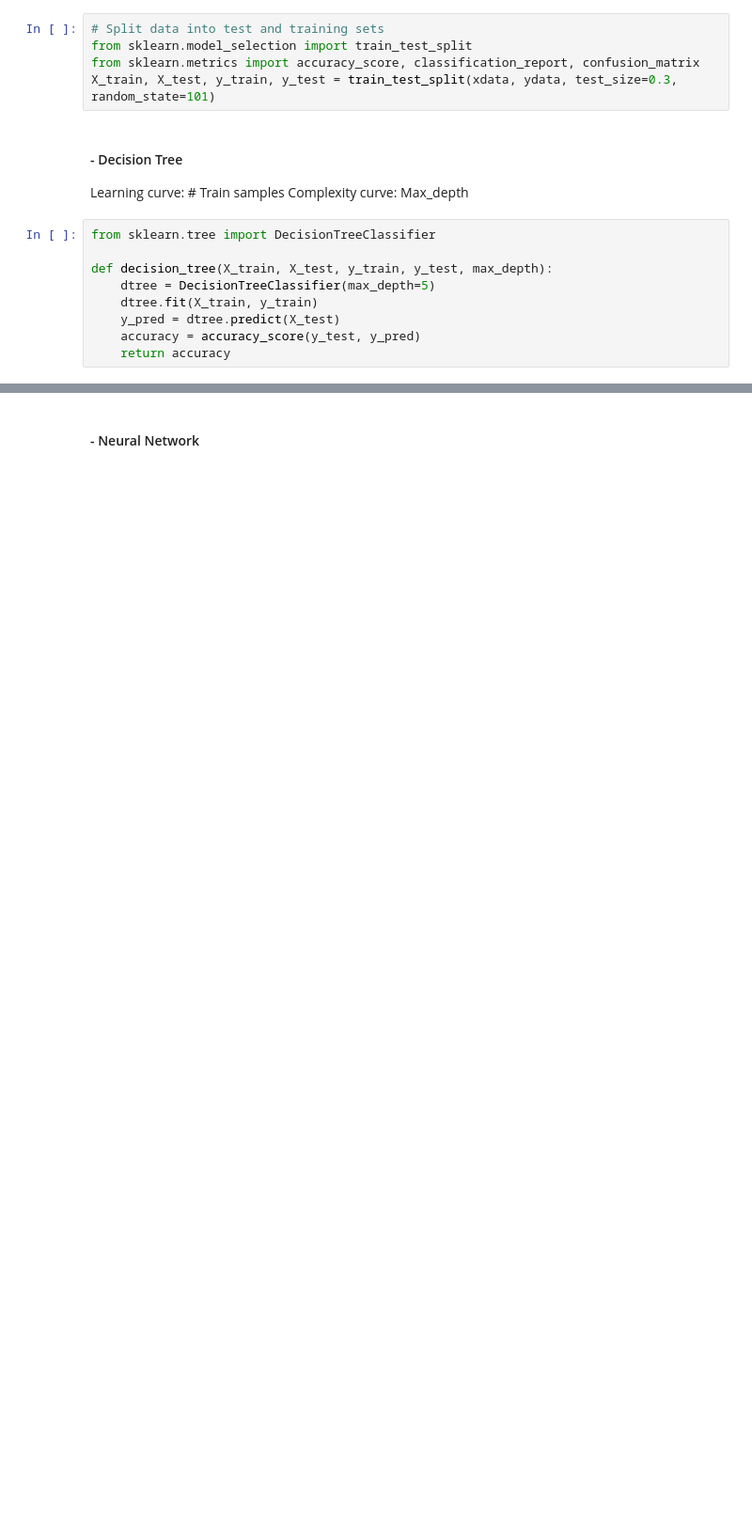
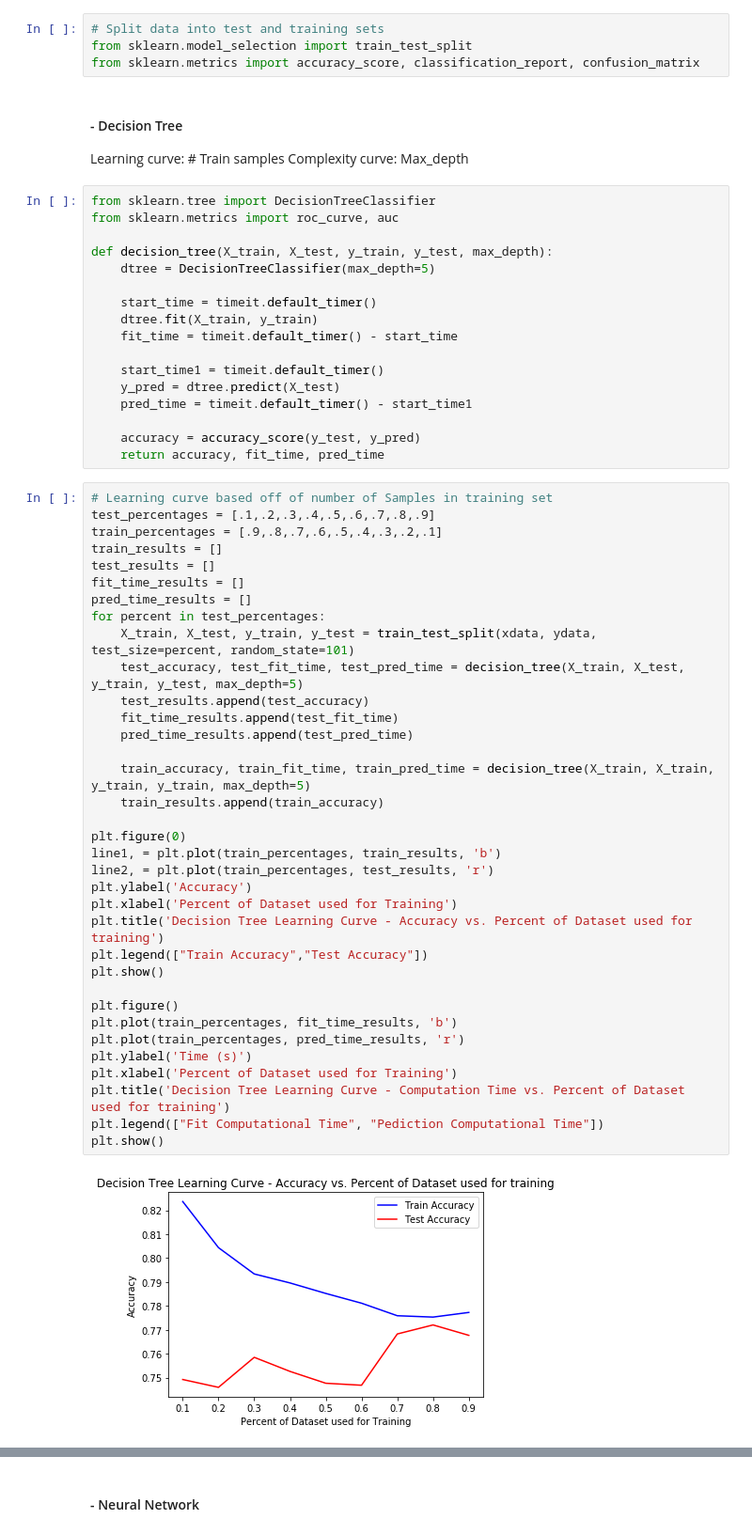
Before and after one commit to Shawnzy/machine_learning, a Jupyter notebook: assignment1/decision_temp.ipynb, the cells around one changed output, grey strips where cells are left out. Shown at 94% size. Drawn from its saved outputs; the diff is of its cells as text; blank space fills up the shorter version.

```diff
--- a/assignment1/decision_temp.ipynb
+++ b/assignment1/decision_temp.ipynb
@@ -156,17 +141,61 @@ xdata.head()
 # Split data into test and training sets
 from sklearn.model_selection import train_test_split
 from sklearn.metrics import accuracy_score, classification_report, confusion_matrix
-X_train, X_test, y_train, y_test = train_test_split(xdata, ydata, test_size=0.3, random_state=101)
 # %% [markdown]
 #### - Decision Tree
 Learning curve: # Train samples
 Complexity curve: Max_depth
 # %%
 from sklearn.tree import DecisionTreeClassifier
+from sklearn.metrics import roc_curve, auc
 
 def decision_tree(X_train, X_test, y_train, y_test, max_depth):
     dtree = DecisionTreeClassifier(max_depth=5)
+
+    start_time = timeit.default_timer()
     dtree.fit(X_train, y_train)
+    fit_time = timeit.default_timer() - start_time
+
+    start_time1 = timeit.default_timer()
     y_pred = dtree.predict(X_test)
+    pred_time = timeit.default_timer() - start_time1
+
     accuracy = accuracy_score(y_test, y_pred)
-    return accuracy
+    return accuracy, fit_time, pred_time
+# %%
+# Learning curve based off of number of Samples in training set
+test_percentages = [.1,.2,.3,.4,.5,.6,.7,.8,.9]
+train_percentages = [.9,.8,.7,.6,.5,.4,.3,.2,.1]
+train_results = []
+test_results = []
+fit_time_results = []
+pred_time_results = []
+for percent in test_percentages:
+    X_train, X_test, y_train, y_test = train_test_split(xdata, ydata, test_size=percent, random_state=101)
+    test_accuracy, test_fit_time, test_pred_time = decision_tree(X_train, X_test, y_train, y_test, max_depth=5)
+    test_results.append(test_accuracy)
+    fit_time_results.append(test_fit_time)
+    pred_time_results.append(test_pred_time)
+
+    train_accuracy, train_fit_time, train_pred_time = decision_tree(X_train, X_train, y_train, y_train, max_depth=5)
+    train_results.append(train_accuracy)
+
+plt.figure(0)
+line1, = plt.plot(train_percentages, train_results, 'b')
+line2, = plt.plot(train_percentages, test_results, 'r')
+plt.ylabel('Accuracy')
+plt.xlabel('Percent of Dataset used for Training')
+plt.title('Decision Tree Learning Curve - Accuracy vs. Percent of Dataset used for training')
+plt.legend(["Train Accuracy","Test Accuracy"])
+plt.show()
+
+plt.figure()
+plt.plot(train_percentages, fit_time_results, 'b')
+plt.plot(train_percentages, pred_time_results, 'r')
+plt.ylabel('Time (s)')
+plt.xlabel('Percent of Dataset used for Training')
+plt.title('Decision Tree Learning Curve - Computation Time vs. Percent of Dataset used for training')
+plt.legend(["Fit Computational Time", "Pediction Computational Time"])
+plt.show()
+# %% [output]
+[figure, added]
```
Also changed, not shown: parts of 17 cells of this notebook.
